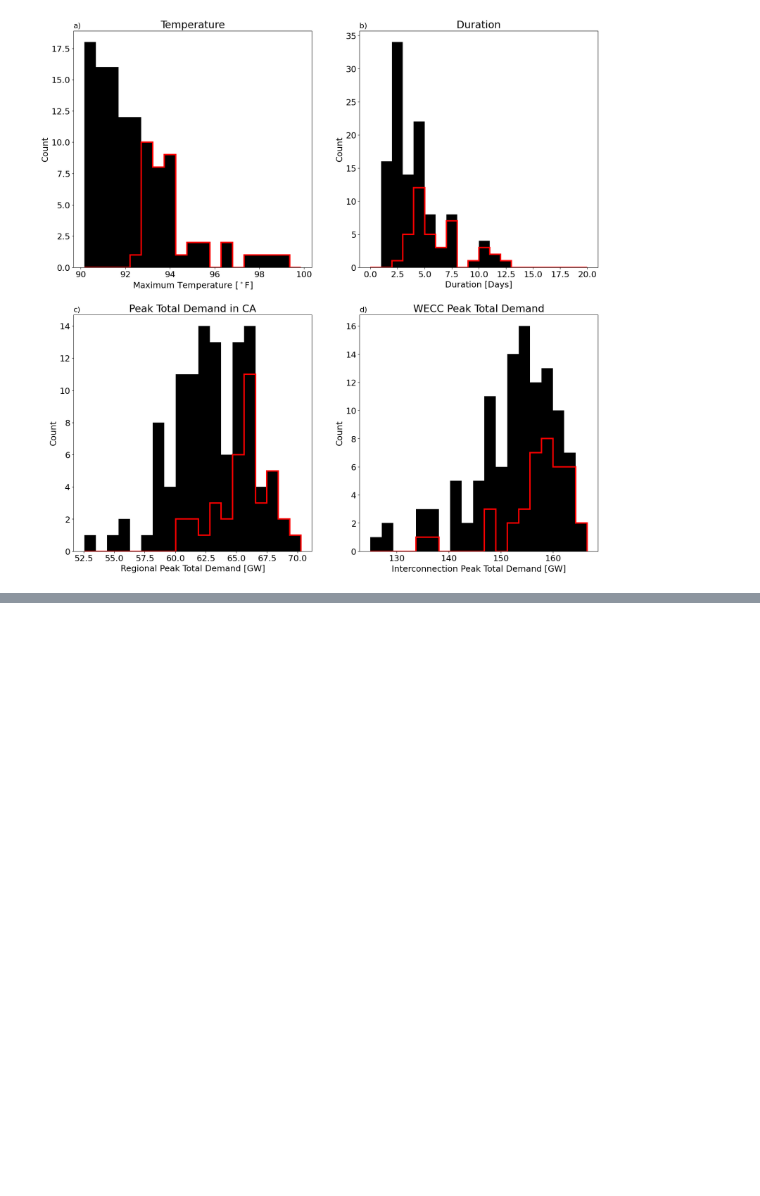
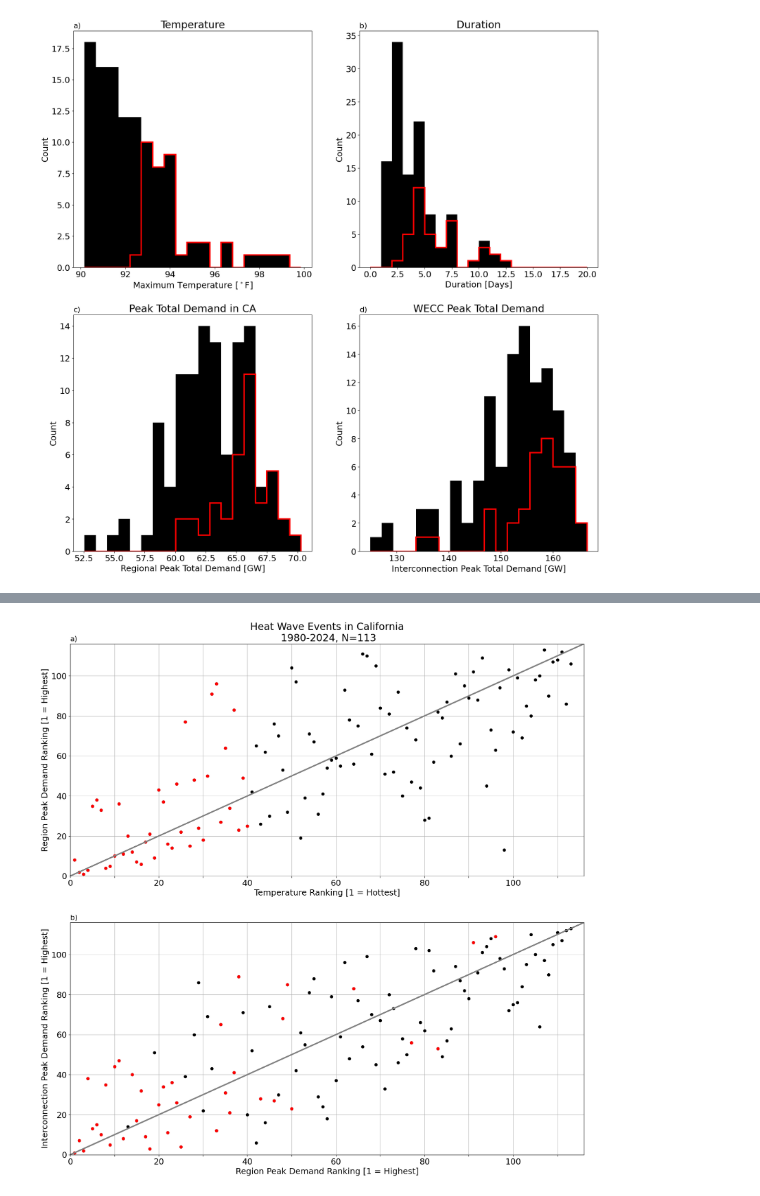
Before and after one commit to cdburley/burleyson-etal_2026_tbd, a Jupyter notebook: notebooks/plot_hw_cs_characteristics.ipynb, the cells around one changed output, grey strips where cells are left out. Cells and saved outputs as stored; diff of their text form; code cells hidden in the pictures; blank space fills up the shorter version.

Commit message:
Added ranking diagrams

```diff
--- a/notebooks/plot_hw_cs_characteristics.ipynb
+++ b/notebooks/plot_hw_cs_characteristics.ipynb
@@ -247,4 +247,4 @@ for region in ['CA', 'GB', 'PNW', 'RM', 'SW']:
                               metadata_input_dir = metadata_input_dir,
                               image_output_dir = image_output_dir,
                               image_resolution = 150,
-                              save_images = False)
+                              save_images = True)
@@ -355,0 +345,11 @@ def plot_hw_cs_histograms(region: int, hw_cs: str, events_data_input_dir: str, m
+# %%
+# Test the function:
+plot_hw_cs_rankings(region = 'CA',
+                    hw_cs = 'HW',
+                    events_data_input_dir = events_data_input_dir,
+                    metadata_input_dir = metadata_input_dir,
+                    image_output_dir = image_output_dir,
+                    image_resolution = 150,
+                    save_images = False)
+# %% [output]
+[figure, added]
```
Also changed, not shown: parts of 5 cells of this notebook, 11 other files.
